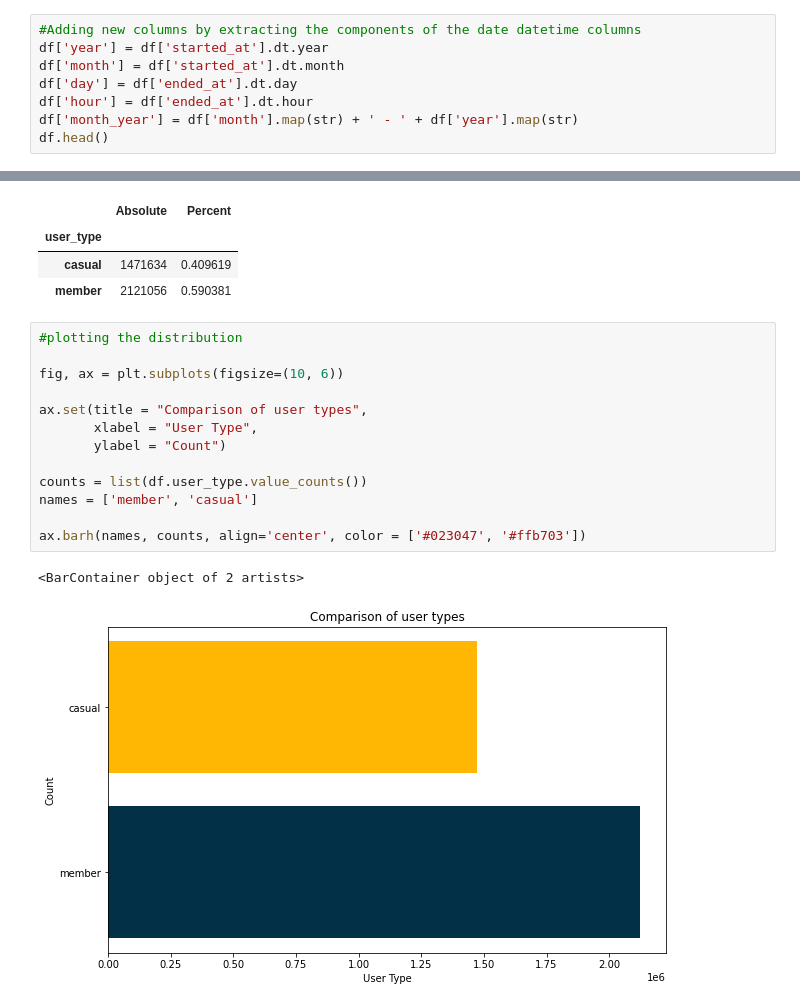
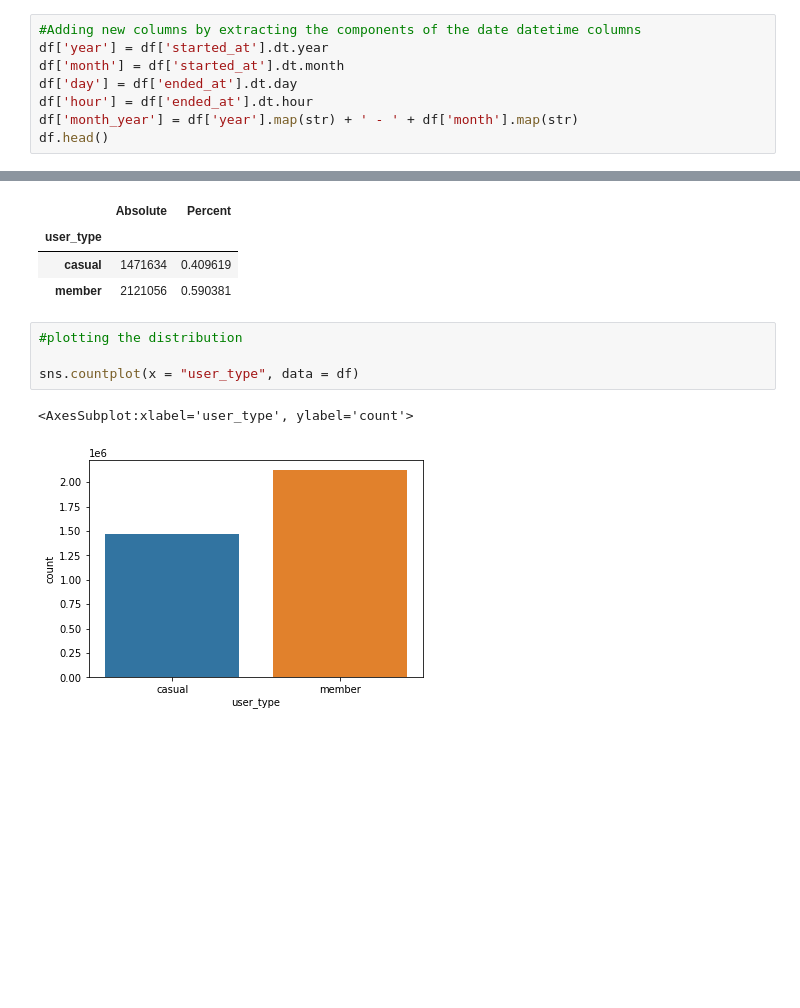
Before and after one commit to danielsaiger1/Data_Analytics, a Jupyter notebook: cyclistic-exploratory-data-analysis-python.ipynb, the cells around one changed output, grey strips where cells are left out. Saved outputs shown, nothing was run; the diff lists cells and outputs as text; blank space fills up the shorter version.

Commit message:
Kaggle Notebook | Cyclistic -  Exploratory Data Analysis (Python) | Version 6

```diff
--- a/cyclistic-exploratory-data-analysis-python.ipynb
+++ b/cyclistic-exploratory-data-analysis-python.ipynb
@@ -191,7 +192,7 @@ df['year'] = df['started_at'].dt.year
 df['month'] = df['started_at'].dt.month
 df['day'] = df['ended_at'].dt.day
 df['hour'] = df['ended_at'].dt.hour
-df['month_year'] = df['month'].map(str) + ' - ' + df['year'].map(str)
+df['month_year'] = df['year'].map(str) + ' - ' + df['month'].map(str)
 df.head()
 # %% [output]
 |  | ride_id | bike_type | started_at | ended_at | start_station | start_station_id | end_station | ... |
@@ -222,19 +239,10 @@ df.groupby('user_type').agg(
 | user_type |  |  |
 | casual | 1471634 | 0.409619 |
 | member | 2121056 | 0.590381 |
-# %%
-#plotting the distribution
-
-fig, ax = plt.subplots(figsize=(10, 6))
-
-ax.set(title = "Comparison of user types",
-       xlabel = "User Type",
-       ylabel = "Count")
-
-counts = list(df.user_type.value_counts())
-names = ['member', 'casual']
-
-ax.barh(names, counts, align='center', color = ['#023047', '#ffb703'])
-# %% [output]
-<BarContainer object of 2 artists>
-[figure, removed]
+# %%
+#plotting the distribution
+
+sns.countplot(x = "user_type", data = df)
+# %% [output]
+<AxesSubplot:xlabel='user_type', ylabel='count'>
+[figure, added]
```
Also changed, not shown: parts of 5 cells of this notebook.
